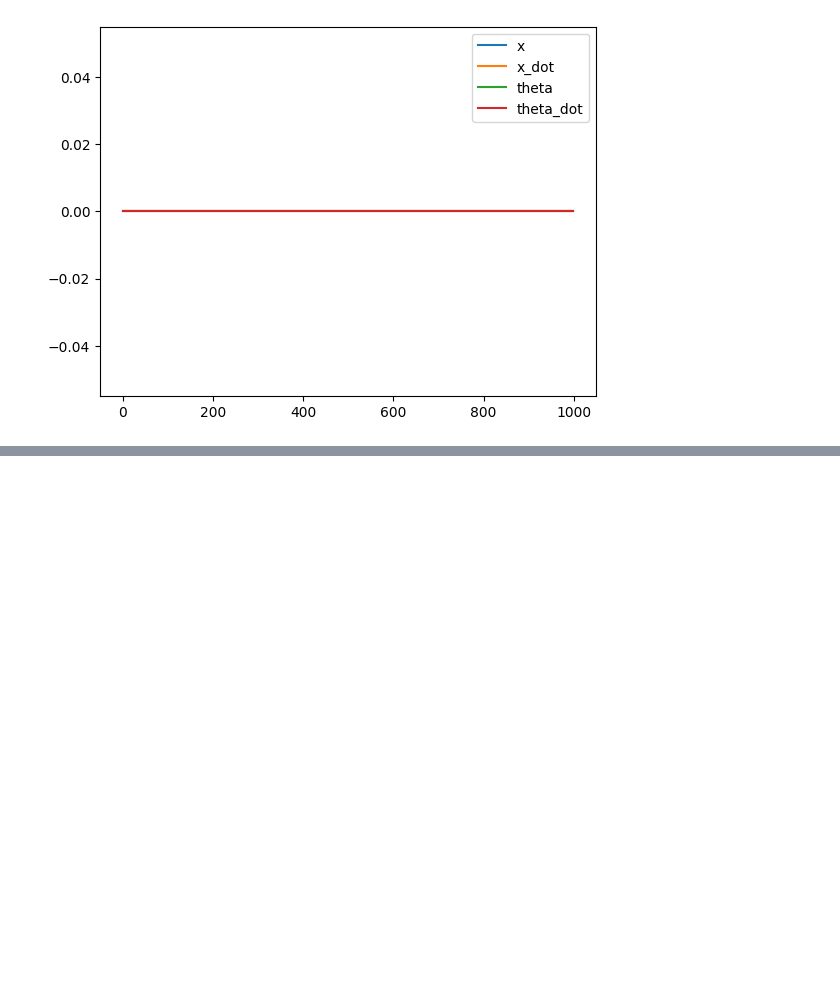
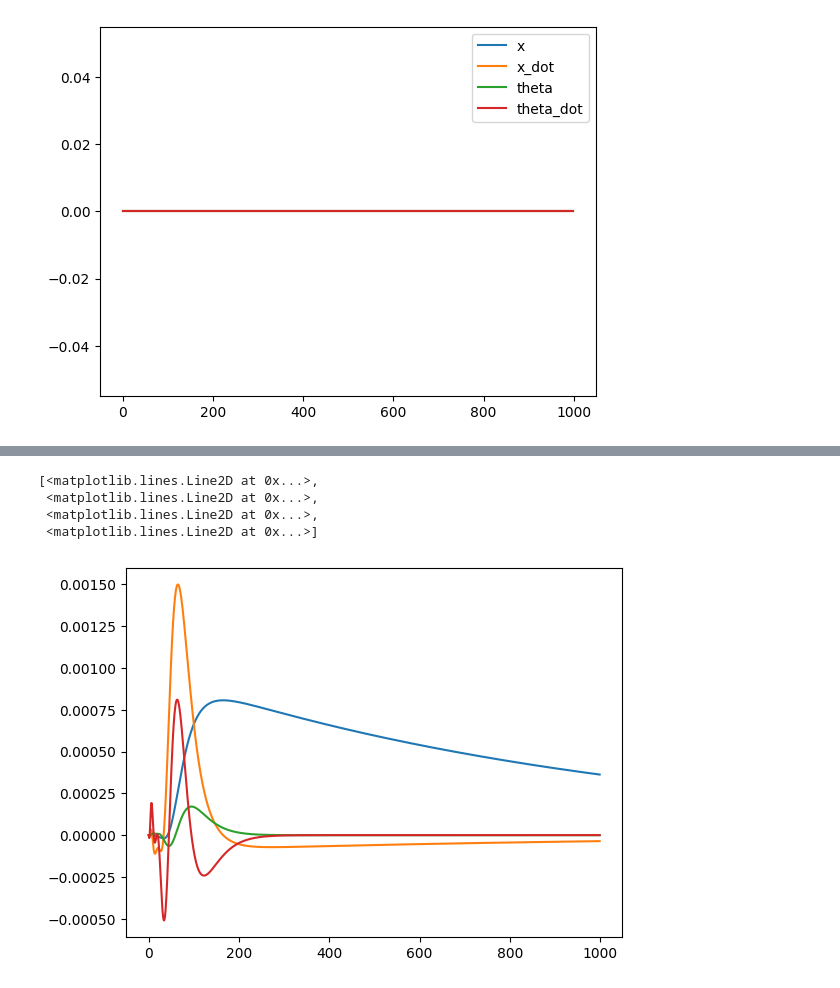
Before and after one commit to slagosz/pyPlayground, a Jupyter notebook: control/inverted_pendulum_on_cart.ipynb, the cells around one changed output, grey strips where cells are left out. Cells and saved outputs as stored; diff of their text form; code cells hidden in the pictures; blank space fills up the shorter version.

```diff
--- a/control/inverted_pendulum_on_cart.ipynb
+++ b/control/inverted_pendulum_on_cart.ipynb
@@ -100,0 +108,8 @@ plt.legend()
+# %%
+plt.plot(x2-x)
+# %% [output]
+[<matplotlib.lines.Line2D at 0x...>,
+ <matplotlib.lines.Line2D at 0x...>,
+ <matplotlib.lines.Line2D at 0x...>,
+ <matplotlib.lines.Line2D at 0x...>]
+[figure, added]
```
Also changed, not shown: parts of 5 cells of this notebook, 2 other files.
